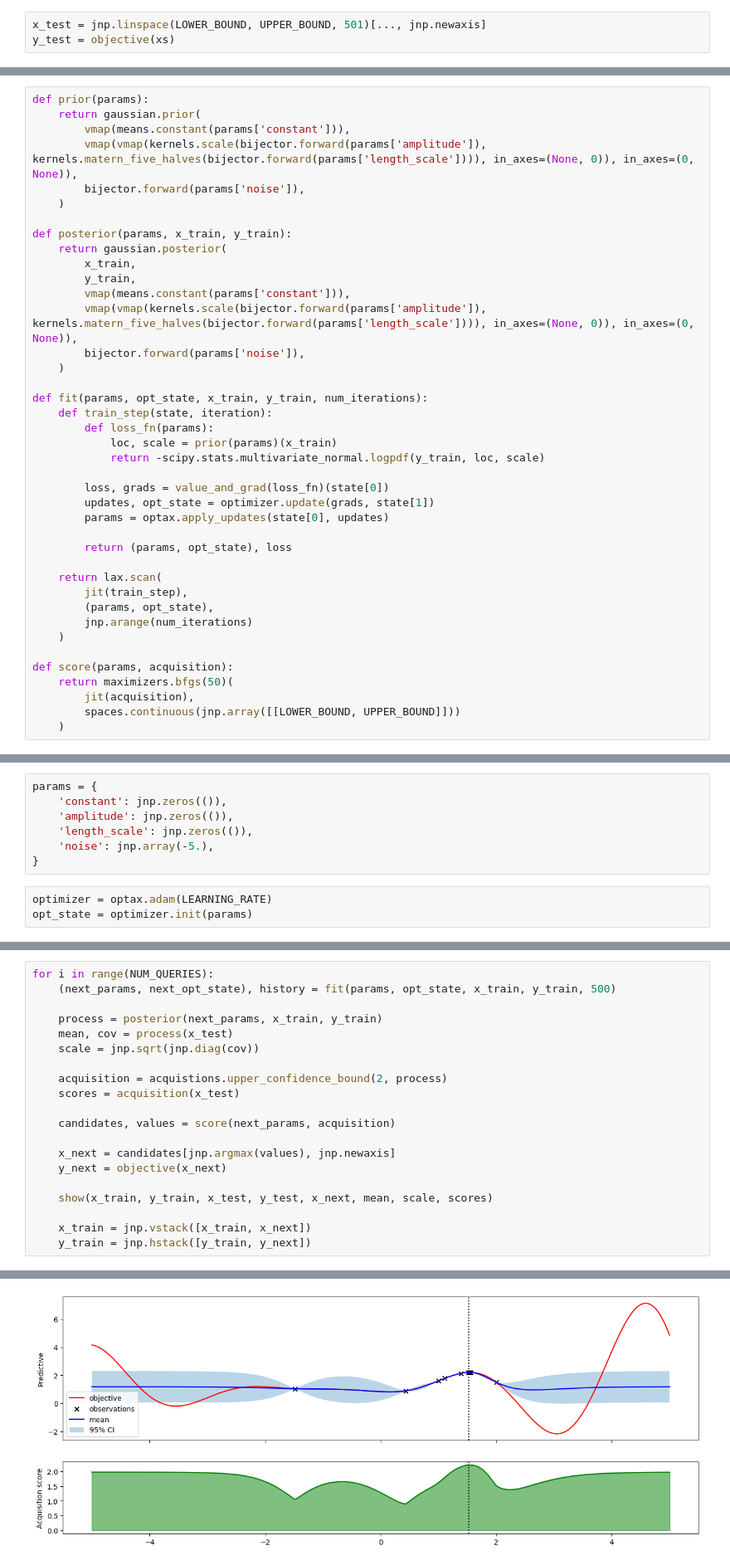
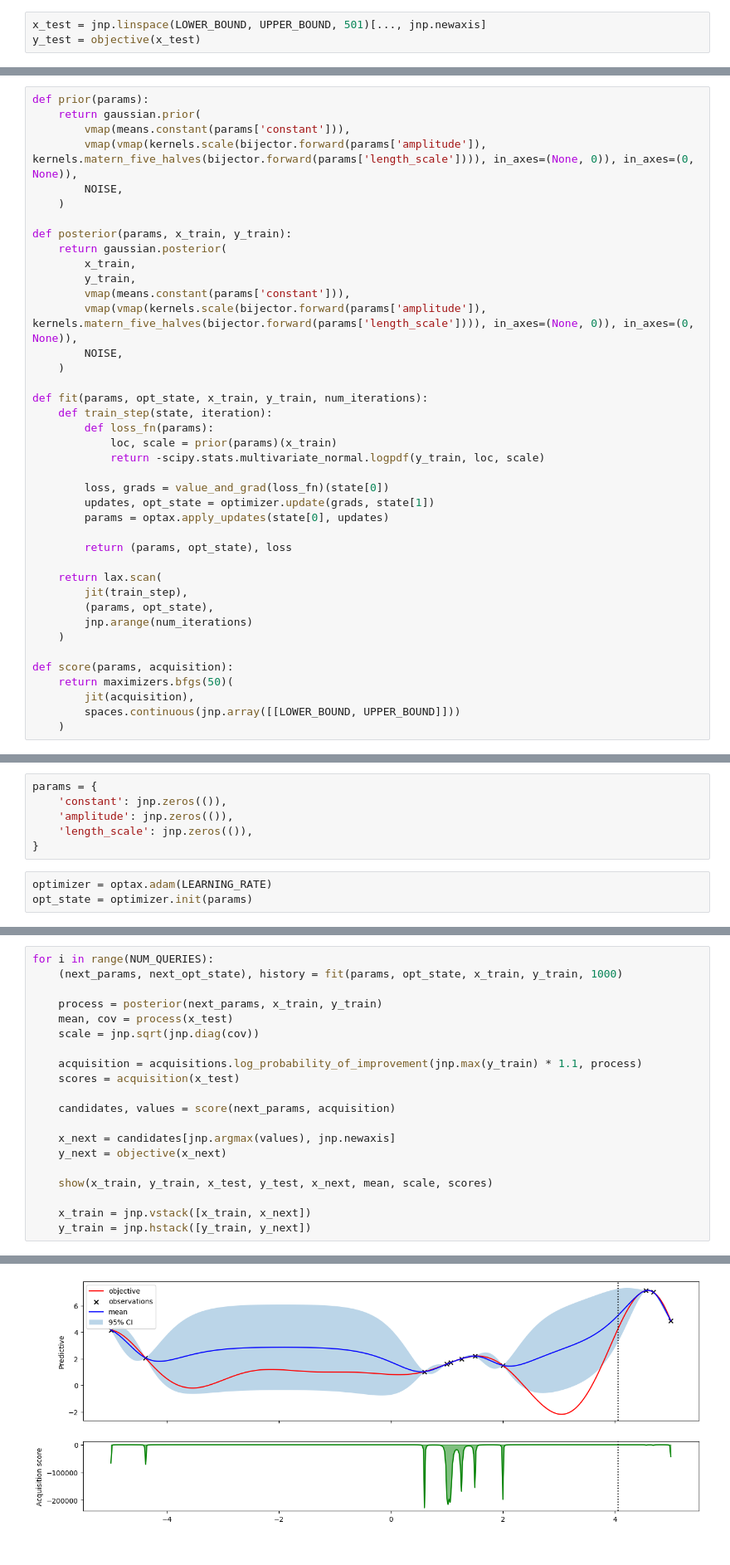
Before and after one commit to Lando-L/boax, a Jupyter notebook: examples/Bayesian_Optimization.ipynb, the cells around one changed output, grey strips where cells are left out. Shown: that part at 83% size. Cells and saved outputs as stored; diff of their text form.

```diff
--- a/examples/Bayesian_Optimization.ipynb
+++ b/examples/Bayesian_Optimization.ipynb
@@ -34,6 +32,6 @@ y_train = objective(x_train)
 # %%
 x_test = jnp.linspace(LOWER_BOUND, UPPER_BOUND, 501)[..., jnp.newaxis]
-y_test = objective(xs)
+y_test = objective(x_test)
 # %%
 fig, ax = plt.subplots(figsize=(16, 6))
 
@@ -51,7 +47,7 @@ def prior(params):
     return gaussian.prior(
         vmap(means.constant(params['constant'])),
         vmap(vmap(kernels.scale(bijector.forward(params['amplitude']), kernels.matern_five_halves(bijector.forward(params['length_scale']))), in_axes=(None, 0)), in_axes=(0, None)),
-        bijector.forward(params['noise']),
+        NOISE,
     )
 
 def posterior(params, x_train, y_train):
@@ -60,7 +56,7 @@ def posterior(params, x_train, y_train):
         y_train,
         vmap(means.constant(params['constant'])),
         vmap(vmap(kernels.scale(bijector.forward(params['amplitude']), kernels.matern_five_halves(bijector.forward(params['length_scale']))), in_axes=(None, 0)), in_axes=(0, None)),
-        bijector.forward(params['noise']),
+        NOISE,
     )
 
 def fit(params, opt_state, x_train, y_train, num_iterations):
@@ -111,7 +107,6 @@ params = {
     'constant': jnp.zeros(()),
     'amplitude': jnp.zeros(()),
     'length_scale': jnp.zeros(()),
-    'noise': jnp.array(-5.),
 }
 # %%
 optimizer = optax.adam(LEARNING_RATE)
@@ -119,12 +117,12 @@ opt_state = optimizer.init(params)
 # %%
 for i in range(NUM_QUERIES):
-    (next_params, next_opt_state), history = fit(params, opt_state, x_train, y_train, 500)
+    (next_params, next_opt_state), history = fit(params, opt_state, x_train, y_train, 1000)
 
     process = posterior(next_params, x_train, y_train)
     mean, cov = process(x_test)
     scale = jnp.sqrt(jnp.diag(cov))
 
-    acquisition = acquistions.upper_confidence_bound(2, process)
+    acquisition = acquisitions.log_probability_of_improvement(jnp.max(y_train) * 1.1, process)
     scores = acquisition(x_test)
 
     candidates, values = score(next_params, acquisition)
@@ -148 +146 @@ for i in range(NUM_QUERIES):
-[figure, old version]
+[figure, new version]
```
Also changed, not shown: parts of 5 cells of this notebook, 4 other files.
